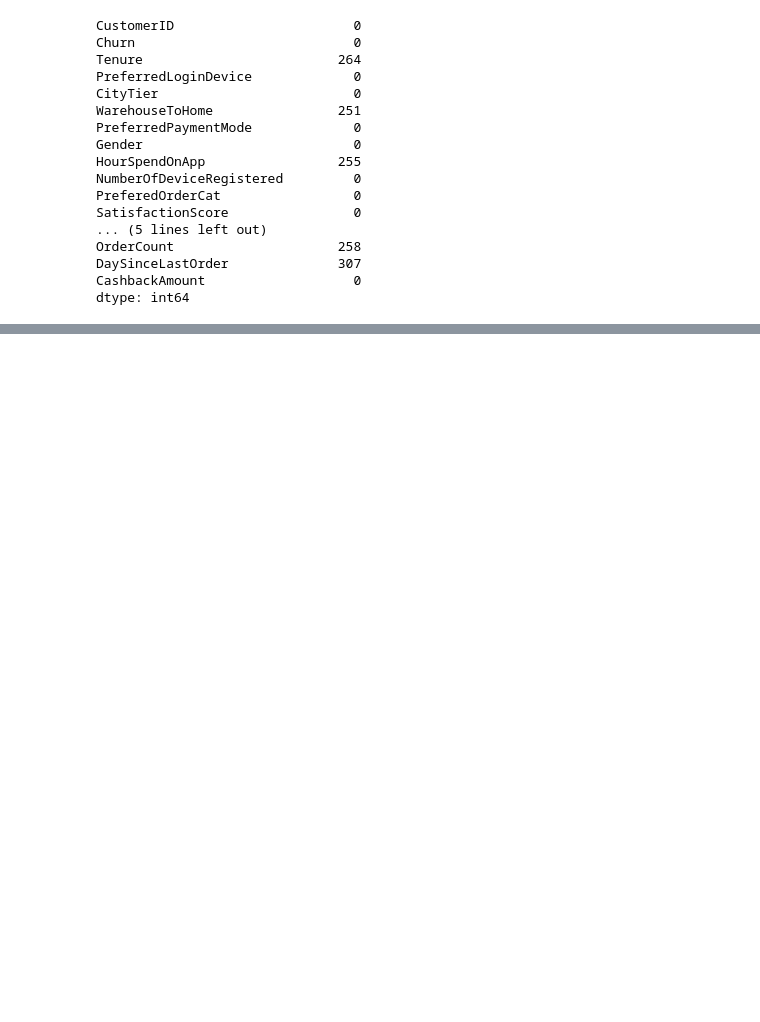
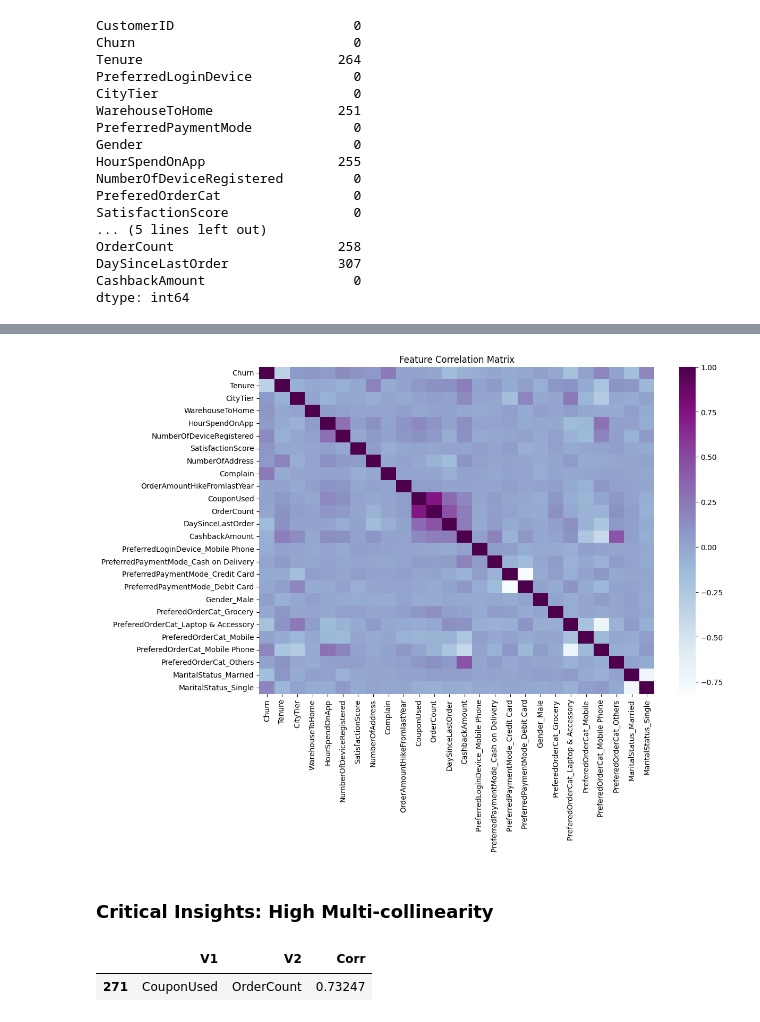
Before and after one commit to ethanhopkins101/DataScience-Projects, a Jupyter notebook: freelancing/e_commerce_customerchurn/ecom_customer_churn.ipynb, the cells around one changed output, grey strips where cells are left out. Drawn from its saved outputs; the diff is of its cells as text; code cells hidden in the pictures; blank space fills up the shorter version.

```diff
--- a/freelancing/e_commerce_customerchurn/ecom_customer_churn.ipynb
+++ b/freelancing/e_commerce_customerchurn/ecom_customer_churn.ipynb
@@ -54,0 +265,22 @@ dtype: int64
+# %%
+# Encode for correlation
+df_corr_ready = pd.get_dummies(df_clean1.drop(columns=['CustomerID']), drop_first=True)
+corr_matrix = df_corr_ready.corr()
+
+plt.figure(figsize=(12, 8))
+sns.heatmap(corr_matrix, cmap='BuPu', annot=False)
+plt.title("Feature Correlation Matrix")
+plt.show()
+
+# Critical Insights Table
+high_corr = corr_matrix.unstack().reset_index()
+high_corr.columns = ['V1', 'V2', 'Corr']
+high_corr = high_corr[(high_corr['Corr'] > 0.7) & (high_corr['V1'] != high_corr['V2'])].drop_duplicates(subset=['Corr'])
+
+display(HTML("<h3>Critical Insights: High Multi-collinearity</h3>"))
+display(high_corr)
+# %% [output]
+[figure, added]
+Critical Insights: High Multi-collinearity
+|  | V1 | V2 | Corr |
+| 271 | CouponUsed | OrderCount | 0.73247 |
```
Also changed, not shown: parts of 30 cells of this notebook.
